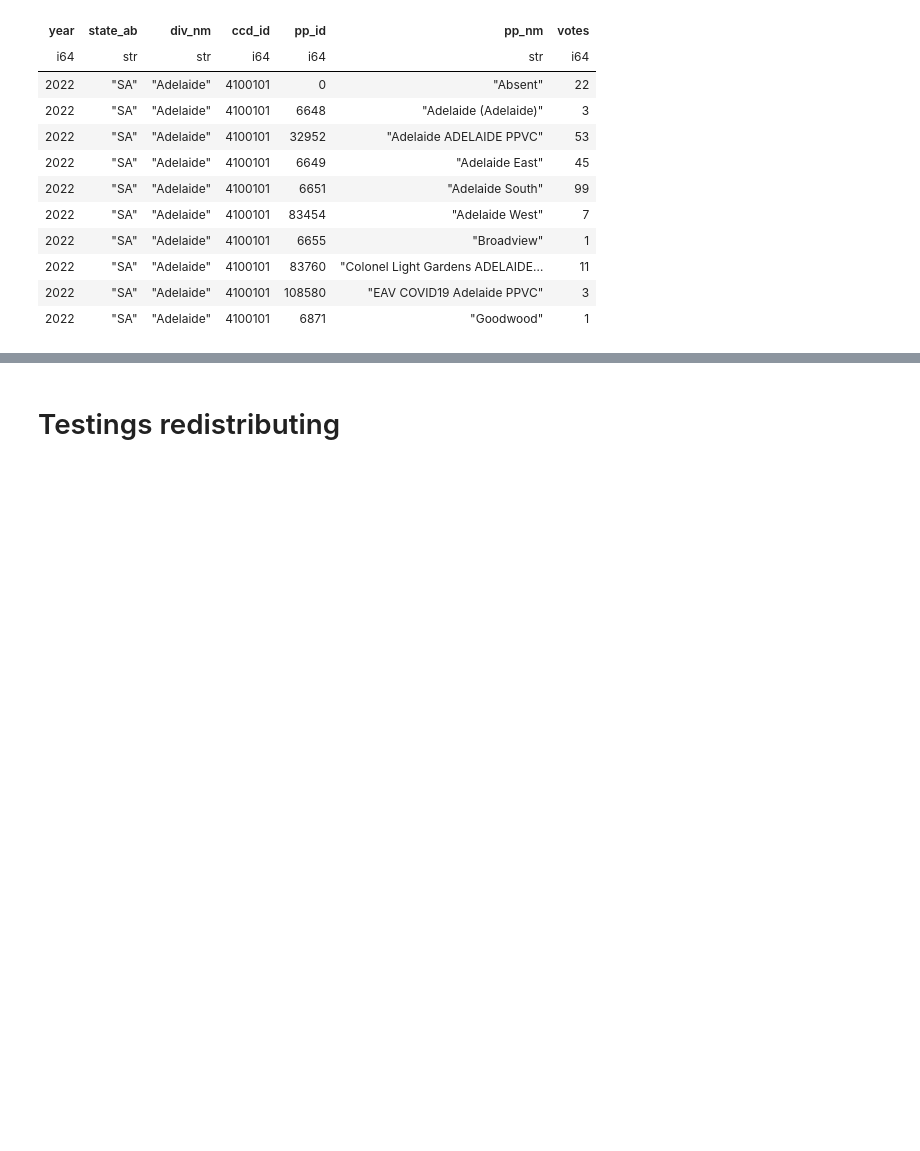
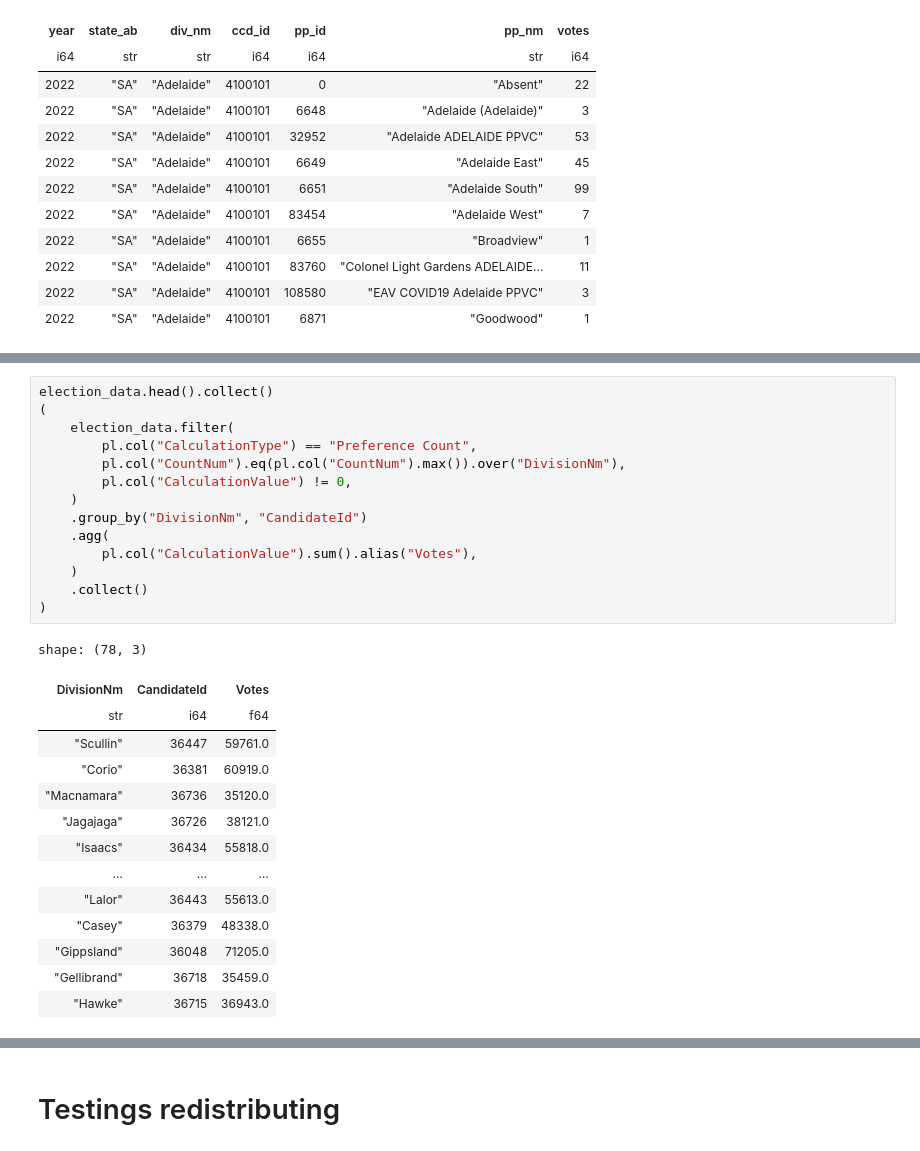
Before and after one commit to Andre-Medina/Electoralyze, a Jupyter notebook: experiments/05_electrion_data/01_federal_2022/01_processing.ipynb, the cells around one changed output, grey strips where cells are left out. Drawn from its saved outputs; the diff is of its cells as text; blank space fills up the shorter version.

```diff
--- a/experiments/05_electrion_data/01_federal_2022/01_processing.ipynb
+++ b/experiments/05_electrion_data/01_federal_2022/01_processing.ipynb
@@ -156,0 +193,29 @@ shape: (10, 7)
+# %%
+election_data.head().collect()
+(
+    election_data.filter(
+        pl.col("CalculationType") == "Preference Count",
+        pl.col("CountNum").eq(pl.col("CountNum").max()).over("DivisionNm"),
+        pl.col("CalculationValue") != 0,
+    )
+    .group_by("DivisionNm", "CandidateId")
+    .agg(
+        pl.col("CalculationValue").sum().alias("Votes"),
+    )
+    .collect()
+)
+# %% [output]
+shape: (78, 3)
+| DivisionNm | CandidateId | Votes |
+| str | i64 | f64 |
+| "Scullin" | 36447 | 59761.0 |
+| "Corio" | 36381 | 60919.0 |
+| "Macnamara" | 36736 | 35120.0 |
+| "Jagajaga" | 36726 | 38121.0 |
+| "Isaacs" | 36434 | 55818.0 |
+| … | … | … |
+| "Lalor" | 36443 | 55613.0 |
+| "Casey" | 36379 | 48338.0 |
+| "Gippsland" | 36048 | 71205.0 |
+| "Gellibrand" | 36718 | 35459.0 |
+| "Hawke" | 36715 | 36943.0 |
```
Also changed, not shown: parts of 27 cells of this notebook, 3 other files.
